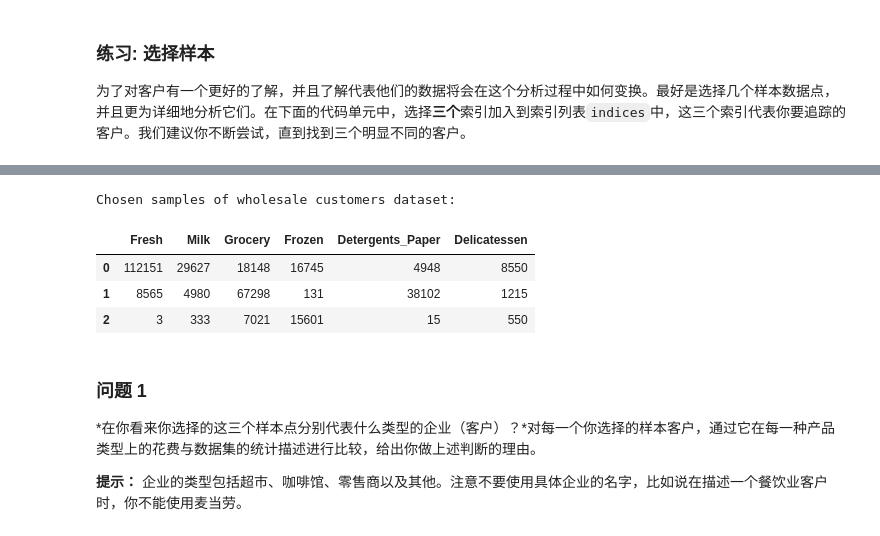
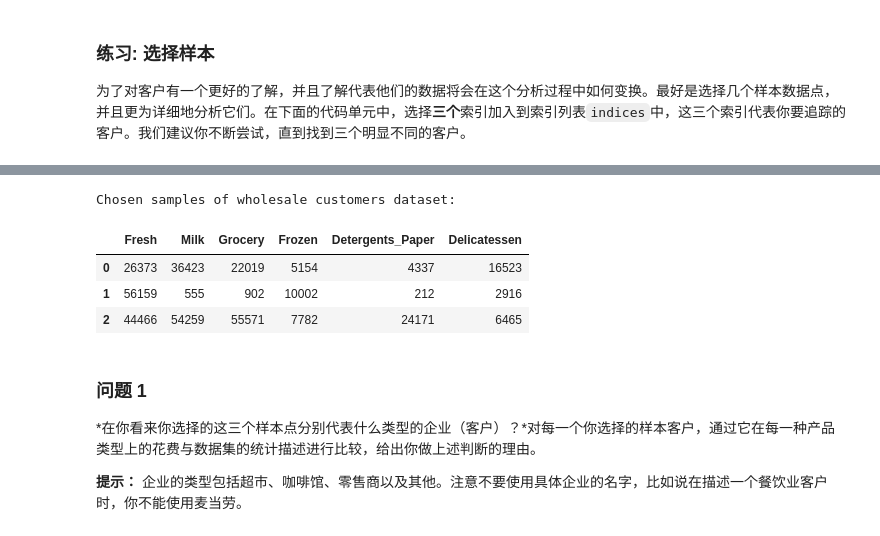
Before and after one commit to siyuanxu/udacity-ml, a Jupyter notebook: 03_customer_segments/customer_segments.ipynb, the cells around one changed output, grey strips where cells are left out. Saved outputs shown, nothing was run; the diff lists cells and outputs as text; code cells hidden in the pictures.

```diff
--- a/03_customer_segments/customer_segments.ipynb
+++ b/03_customer_segments/customer_segments.ipynb
@@ -64,17 +83,17 @@ display(data.describe())
 # %%
 # TODO：从数据集中选择三个你希望抽样的数据点的索引
-indices = [181,333,338]
+indices = [23,39,47]
 
 # 为选择的样本建立一个DataFrame
 samples = pd.DataFrame(data.loc[indices], columns = data.keys()).reset_index(drop = True)
 print "Chosen samples of wholesale customers dataset:"
 display(samples)
 # %% [output]
 Chosen samples of wholesale customers dataset:
 |  | Fresh | Milk | Grocery | Frozen | Detergents_Paper | Delicatessen |
-| 0 | 112151 | 29627 | 18148 | 16745 | 4948 | 8550 |
-| 1 | 8565 | 4980 | 67298 | 131 | 38102 | 1215 |
-| 2 | 3 | 333 | 7021 | 15601 | 15 | 550 |
+| 0 | 26373 | 36423 | 22019 | 5154 | 4337 | 16523 |
+| 1 | 56159 | 555 | 902 | 10002 | 212 | 2916 |
+| 2 | 44466 | 54259 | 55571 | 7782 | 24171 | 6465 |
 # %% [markdown]
 ### 问题 1
 *在你看来你选择的这三个样本点分别代表什么类型的企业（客户）？*对每一个你选择的样本客户，通过它在每一种产品类型上的花费与数据集的统计描述进行比较，给出你做上述判断的理由。
```
Also changed, not shown: parts of 36 cells of this notebook, 3 other files.
